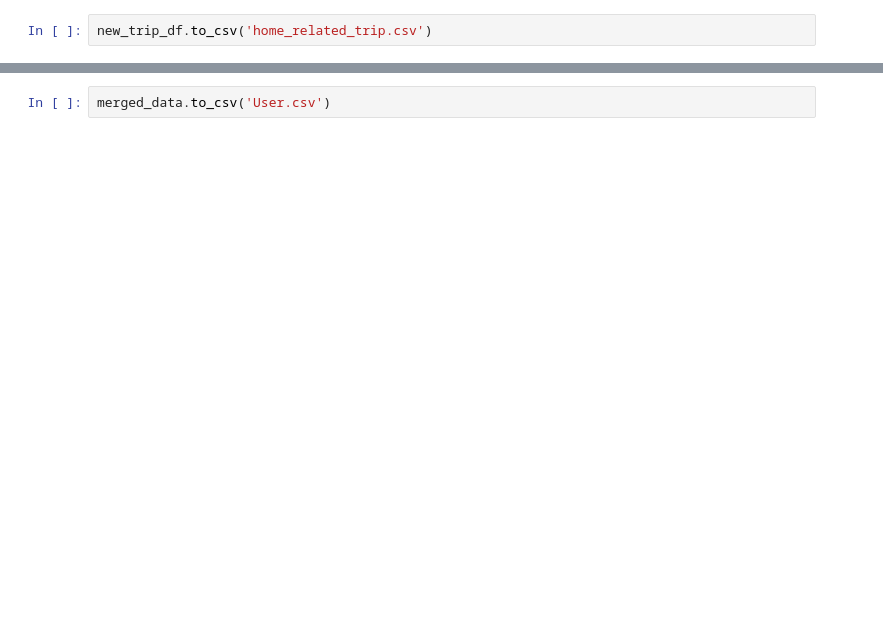
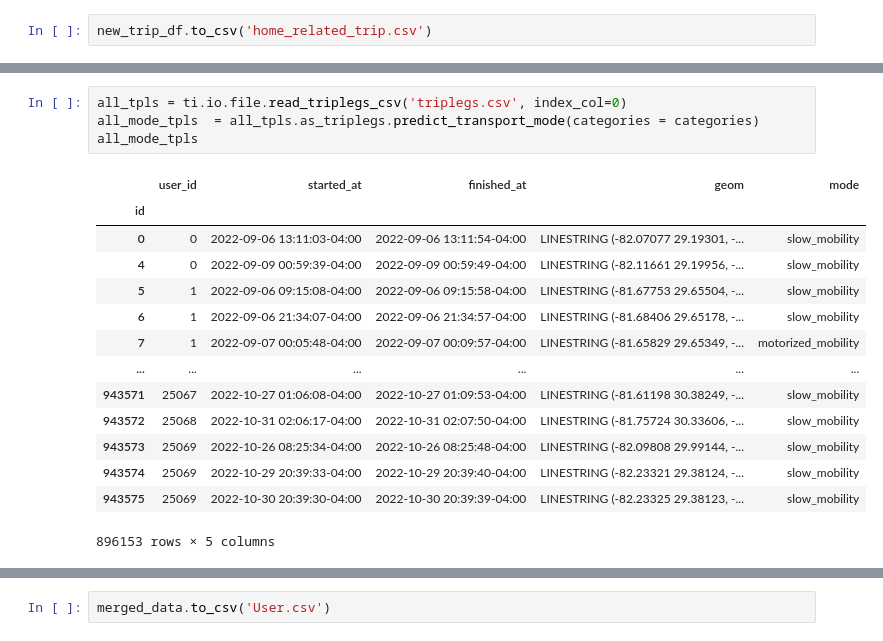
Before and after one commit to superoctober1213/GPS-Data-Travel-Survey, a Jupyter notebook: car_ownership.ipynb, the cells around one changed output, grey strips where cells are left out. Drawn from its saved outputs; the diff is of its cells as text; blank space fills up the shorter version.

```diff
--- a/car_ownership.ipynb
+++ b/car_ownership.ipynb
@@ -345,0 +346,19 @@ print(len(df[df['car_ownership'] == 1]))
+# %%
+all_tpls = ti.io.file.read_triplegs_csv('triplegs.csv', index_col=0)
+all_mode_tpls  = all_tpls.as_triplegs.predict_transport_mode(categories = categories)
+all_mode_tpls
+# %% [output]
+|  | user_id | started_at | finished_at | geom | mode |
+| id |  |  |  |  |  |
+| 0 | 0 | 2022-09-06 13:11:03-04:00 | 2022-09-06 13:11:54-04:00 | LINESTRING (-82.07077 29.19301, -... | slow_mobility |
+| 4 | 0 | 2022-09-09 00:59:39-04:00 | 2022-09-09 00:59:49-04:00 | LINESTRING (-82.11661 29.19956, -... | slow_mobility |
+| 5 | 1 | 2022-09-06 09:15:08-04:00 | 2022-09-06 09:15:58-04:00 | LINESTRING (-81.67753 29.65504, -... | slow_mobility |
+| 6 | 1 | 2022-09-06 21:34:07-04:00 | 2022-09-06 21:34:57-04:00 | LINESTRING (-81.68406 29.65178, -... | slow_mobility |
+| 7 | 1 | 2022-09-07 00:05:48-04:00 | 2022-09-07 00:09:57-04:00 | LINESTRING (-81.65829 29.65349, -... | motorized_mobility |
+| ... | ... | ... | ... | ... | ... |
+| 943571 | 25067 | 2022-10-27 01:06:08-04:00 | 2022-10-27 01:09:53-04:00 | LINESTRING (-81.61198 30.38249, -... | slow_mobility |
+| 943572 | 25068 | 2022-10-31 02:06:17-04:00 | 2022-10-31 02:07:50-04:00 | LINESTRING (-81.75724 30.33606, -... | slow_mobility |
+| 943573 | 25069 | 2022-10-26 08:25:34-04:00 | 2022-10-26 08:25:48-04:00 | LINESTRING (-82.09808 29.99144, -... | slow_mobility |
+| 943574 | 25069 | 2022-10-29 20:39:33-04:00 | 2022-10-29 20:39:40-04:00 | LINESTRING (-82.23321 29.38124, -... | slow_mobility |
+| 943575 | 25069 | 2022-10-30 20:39:30-04:00 | 2022-10-30 20:39:39-04:00 | LINESTRING (-82.23325 29.38123, -... | slow_mobility |
+896153 rows × 5 columns
```
Also changed, not shown: parts of 20 cells of this notebook, 3 other files.
